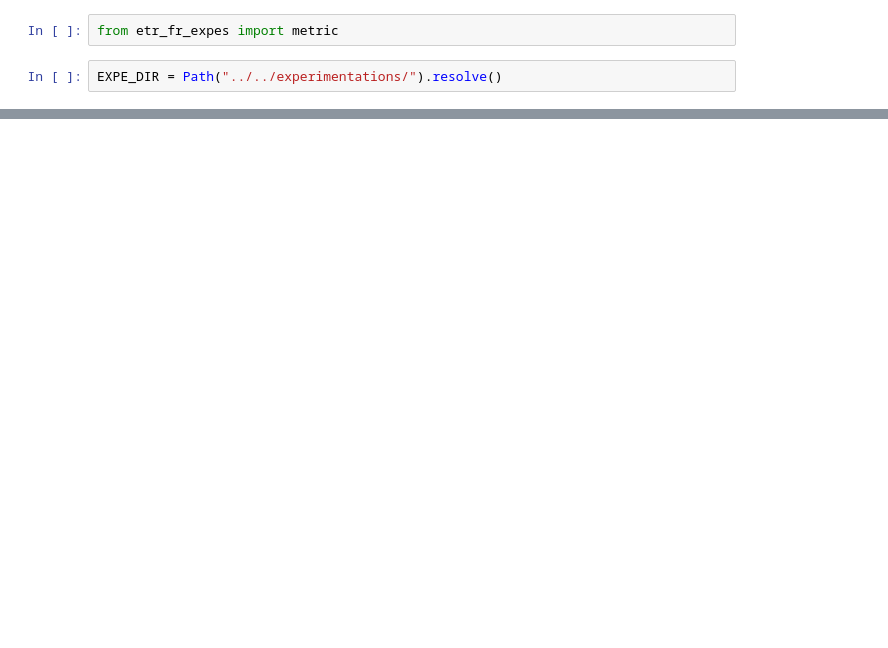
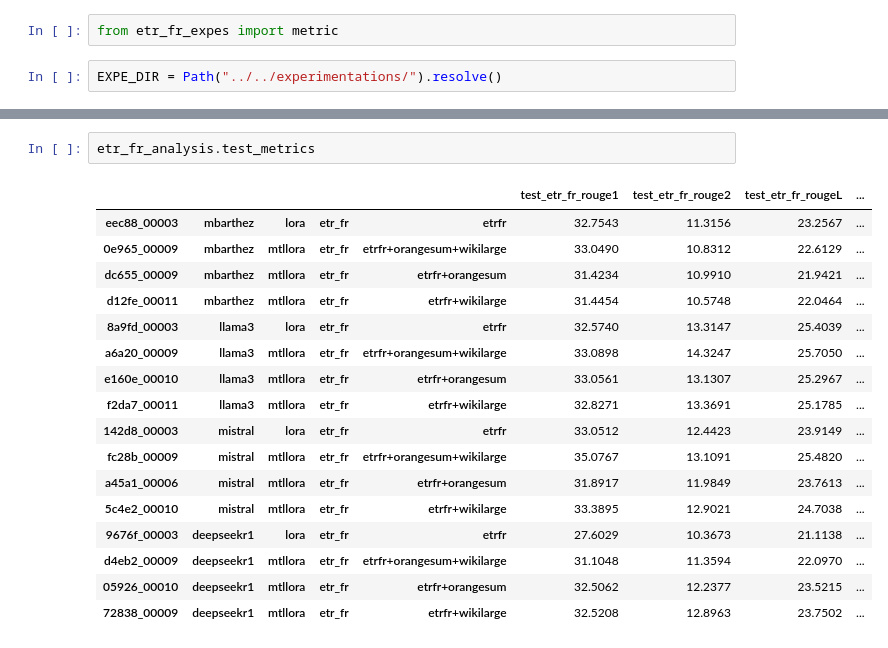
Before and after one commit to FrLdy/ETR-PEFT-Composition, a Jupyter notebook: notebooks/result_analysis/metrics.ipynb, the cells around one changed output, grey strips where cells are left out. Cells and saved outputs as stored; diff of their text form; blank space fills up the shorter version.

```diff
--- a/notebooks/result_analysis/metrics.ipynb
+++ b/notebooks/result_analysis/metrics.ipynb
@@ -215,0 +350,20 @@ KeyError: 'eval_etr_fr_srb'
+# %%
+etr_fr_analysis.test_metrics
+# %% [output]
+|  |  |  |  |  | test_etr_fr_rouge1 | test_etr_fr_rouge2 | test_etr_fr_rougeL | ... |
+| eec88_00003 | mbarthez | lora | etr_fr | etrfr | 32.7543 | 11.3156 | 23.2567 | ... |
+| 0e965_00009 | mbarthez | mtllora | etr_fr | etrfr+orangesum+wikilarge | 33.0490 | 10.8312 | 22.6129 | ... |
+| dc655_00009 | mbarthez | mtllora | etr_fr | etrfr+orangesum | 31.4234 | 10.9910 | 21.9421 | ... |
+| d12fe_00011 | mbarthez | mtllora | etr_fr | etrfr+wikilarge | 31.4454 | 10.5748 | 22.0464 | ... |
+| 8a9fd_00003 | llama3 | lora | etr_fr | etrfr | 32.5740 | 13.3147 | 25.4039 | ... |
+| a6a20_00009 | llama3 | mtllora | etr_fr | etrfr+orangesum+wikilarge | 33.0898 | 14.3247 | 25.7050 | ... |
+| e160e_00010 | llama3 | mtllora | etr_fr | etrfr+orangesum | 33.0561 | 13.1307 | 25.2967 | ... |
+| f2da7_00011 | llama3 | mtllora | etr_fr | etrfr+wikilarge | 32.8271 | 13.3691 | 25.1785 | ... |
+| 142d8_00003 | mistral | lora | etr_fr | etrfr | 33.0512 | 12.4423 | 23.9149 | ... |
+| fc28b_00009 | mistral | mtllora | etr_fr | etrfr+orangesum+wikilarge | 35.0767 | 13.1091 | 25.4820 | ... |
+| a45a1_00006 | mistral | mtllora | etr_fr | etrfr+orangesum | 31.8917 | 11.9849 | 23.7613 | ... |
+| 5c4e2_00010 | mistral | mtllora | etr_fr | etrfr+wikilarge | 33.3895 | 12.9021 | 24.7038 | ... |
+| 9676f_00003 | deepseekr1 | lora | etr_fr | etrfr | 27.6029 | 10.3673 | 21.1138 | ... |
+| d4eb2_00009 | deepseekr1 | mtllora | etr_fr | etrfr+orangesum+wikilarge | 31.1048 | 11.3594 | 22.0970 | ... |
+| 05926_00010 | deepseekr1 | mtllora | etr_fr | etrfr+orangesum | 32.5062 | 12.2377 | 23.5215 | ... |
+| 72838_00009 | deepseekr1 | mtllora | etr_fr | etrfr+wikilarge | 32.5208 | 12.8963 | 23.7502 | ... |
```
Also changed, not shown: parts of 17 cells of this notebook.
